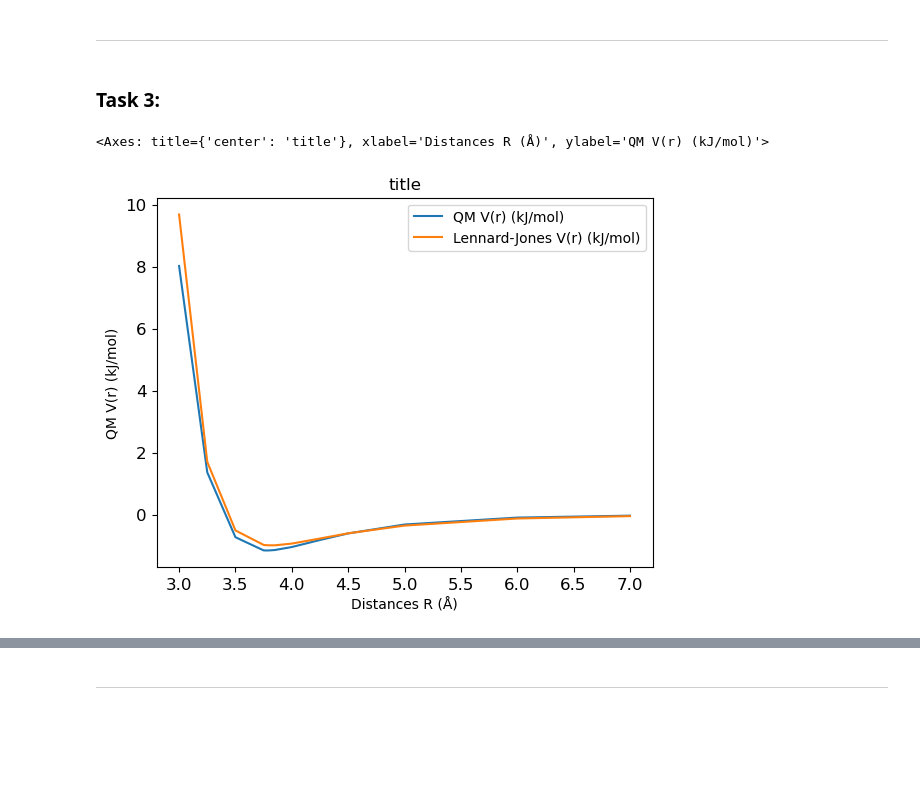
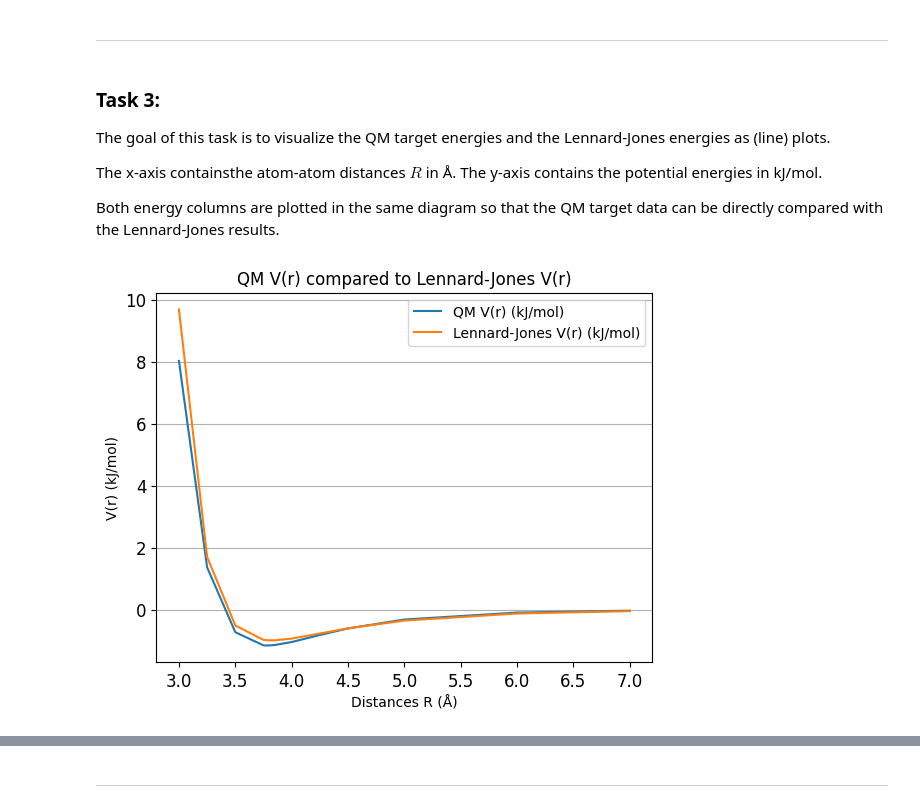
Before and after one commit to CowsGottaMoo/JupyterLabVSC, a Jupyter notebook: Scientific Programming with Python/homework/homework_3/the_interaction_between_two_atoms.ipynb, the cells around one changed output, grey strips where cells are left out. Cells and saved outputs as stored; diff of their text form; code cells hidden in the pictures; blank space fills up the shorter version.

```diff
--- a/Scientific Programming with Python/homework/homework_3/the_interaction_between_two_atoms.ipynb
+++ b/Scientific Programming with Python/homework/homework_3/the_interaction_between_two_atoms.ipynb
@@ -79,5 +81,4 @@ sigma = 3.405
 lj_energies = []
 
 for index, row in ar2_calculations.iterrows():
-    r = row.iloc[0]
-    lj_energies.append(lennard_jones(epsilon, sigma, r))
+    lj_energies.append(lennard_jones(epsilon, sigma, row.iloc[0]))
@@ -103,10 +106,15 @@ ar2_calculations
 ***
 # %% [markdown]
 ### Task 3:
+The goal of this task is to visualize the QM target energies and the Lennard-Jones energies as (line) plots.
+
+The x-axis containsthe atom-atom distances $R$ in Å. The y-axis contains the potential energies in kJ/mol.
+
+Both energy columns are plotted in the same diagram so that the QM target data can be directly compared with the Lennard-Jones results.
 # %%
-ar2_calculations.plot(x='R (Å)', y=['QM V(r) (kJ/mol)', 'Lennard-Jones V(r) (kJ/mol)'], kind='line',
-                      xlabel='Distances R (Å)', ylabel='QM V(r) (kJ/mol)',
-                      title='title', fontsize=12)
+ar2_calculations.plot(x='R (Å)', y=['QM V(r) (kJ/mol)', 'Lennard-Jones V(r) (kJ/mol)'],
+                      kind='line', xlabel='Distances R (Å)', ylabel='V(r) (kJ/mol)',
+                      title='QM V(r) compared to Lennard-Jones V(r)', fontsize=12).grid('on', which='major',
+                                                                                        axis='y')
 # %% [output]
-<Axes: title={'center': 'title'}, xlabel='Distances R (Å)', ylabel='QM V(r) (kJ/mol)'>
-[figure, old version]
+[figure, new version]
```
Also changed, not shown: parts of 13 cells of this notebook.
